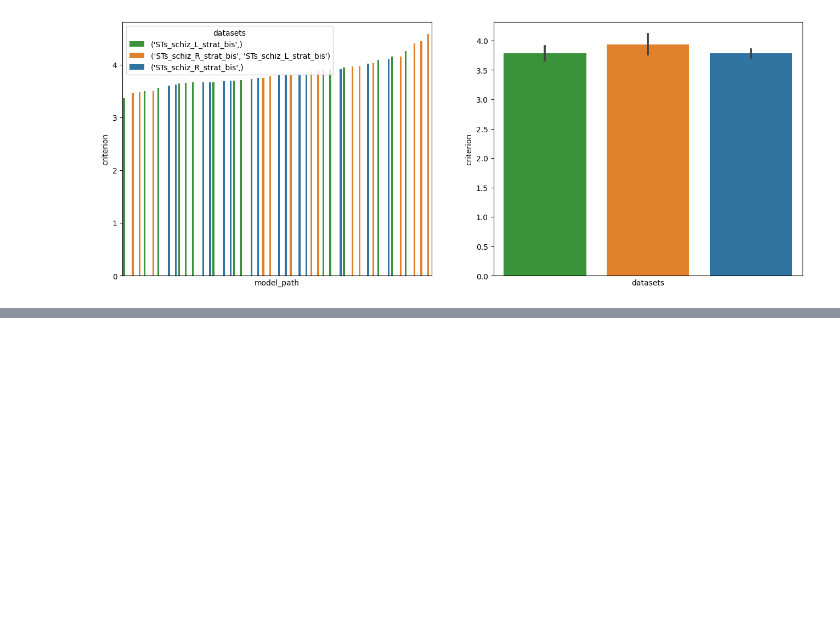
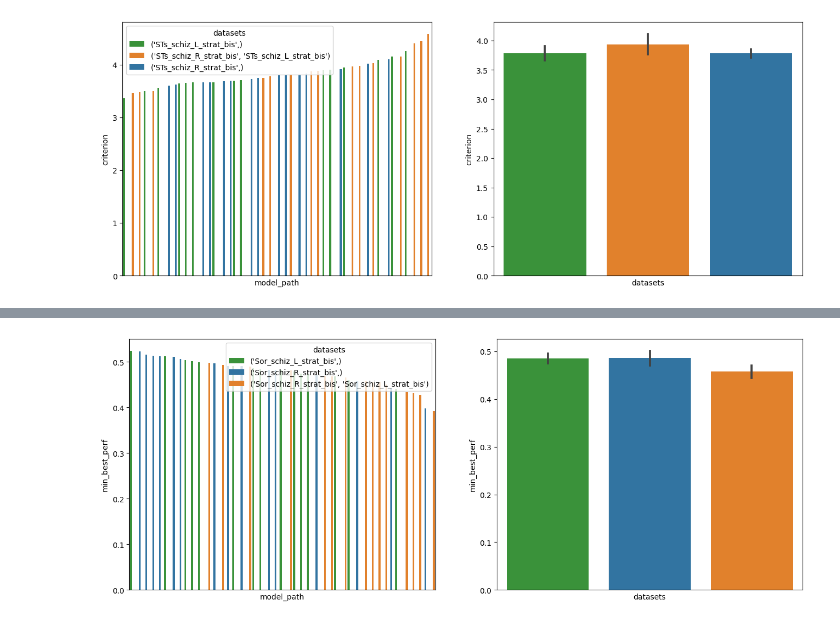
Before and after one commit to neurospin-projects/2023_agaudin_jchavas_folding_supervised, a Jupyter notebook: contrastive/notebooks/wandb_grid_searches/side_comparison.ipynb, the cells around one changed output, grey strips where cells are left out. Saved outputs shown, nothing was run; the diff lists cells and outputs as text; code cells hidden in the pictures; blank space fills up the shorter version.

```diff
--- a/contrastive/notebooks/wandb_grid_searches/side_comparison.ipynb
+++ b/contrastive/notebooks/wandb_grid_searches/side_comparison.ipynb
@@ -111,0 +177,20 @@ bdd_sts[:10]
+# %%
+bdd_sor['min_best_perf'] = bdd_sor[['best_train_auc', 'best_val_auc', 'best_test_intra_auc', 'best_test_auc']].apply(min, axis=1)
+
+bdd_sor = bdd_sor.sort_values(by='min_best_perf', ascending=False)
+
+plt.figure(figsize=(16,6))
+
+plt.subplot(121)
+sns.barplot(bdd_sor, y='min_best_perf', x='model_path', hue='datasets', palette=palette)
+plt.xticks([], [])
+
+plt.subplot(122)
+sns.barplot(bdd_sor, y='min_best_perf', x='datasets', palette=palette)
+plt.xticks([], [])
+
+plt.show()
+
+bdd_sor[:10]
+# %% [output]
+[figure, added]
```
Also changed, not shown: parts of 8 cells of this notebook, 10 other files.
